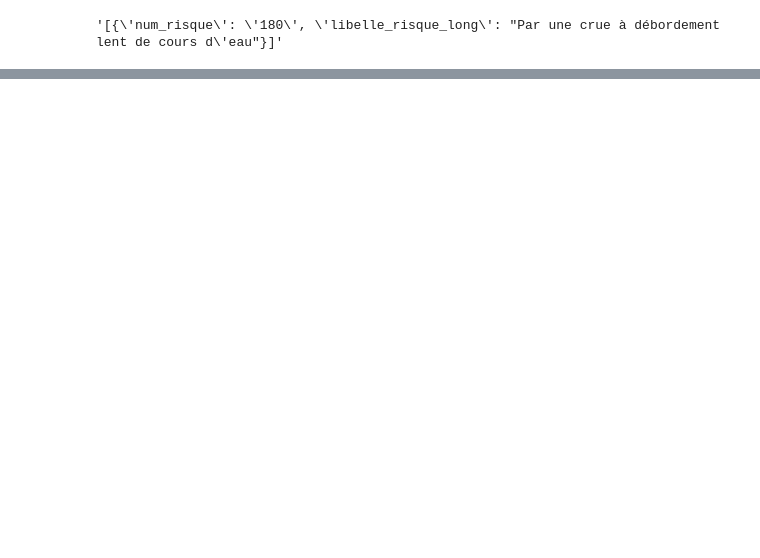
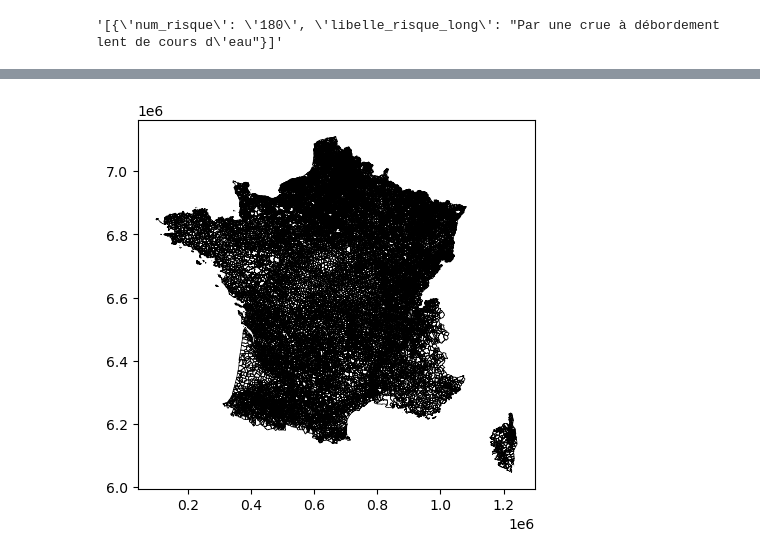
Before and after one commit to Jeanjacob20/Python-For-Data-Science-Project, a Jupyter notebook: listofRisks2.ipynb, the cells around one changed output, grey strips where cells are left out. Cells and saved outputs as stored; diff of their text form; code cells hidden in the pictures; blank space fills up the shorter version.

```diff
--- a/listofRisks2.ipynb
+++ b/listofRisks2.ipynb
@@ -30,0 +42,19 @@ df_llr2
+# %%
+from cartiflette import carti_download
+
+france = carti_download(
+    values=["France"],
+    crs=4326,
+    borders="COMMUNE",
+    vectorfile_format="geojson",
+    simplification=50,
+    filter_by="FRANCE_ENTIERE",
+    source="EXPRESS-COG-CARTO-TERRITOIRE",
+    year=2022,
+)
+france = france.loc[france["INSEE_REG"] > 10]
+# %%
+france_2154 = france.to_crs(2154)
+ax1 = france_2154.boundary.plot(edgecolor="k", linewidth=0.5)
+# %% [output]
+[figure, added]
```
Also changed, not shown: parts of 4 cells of this notebook, 1 other file.
